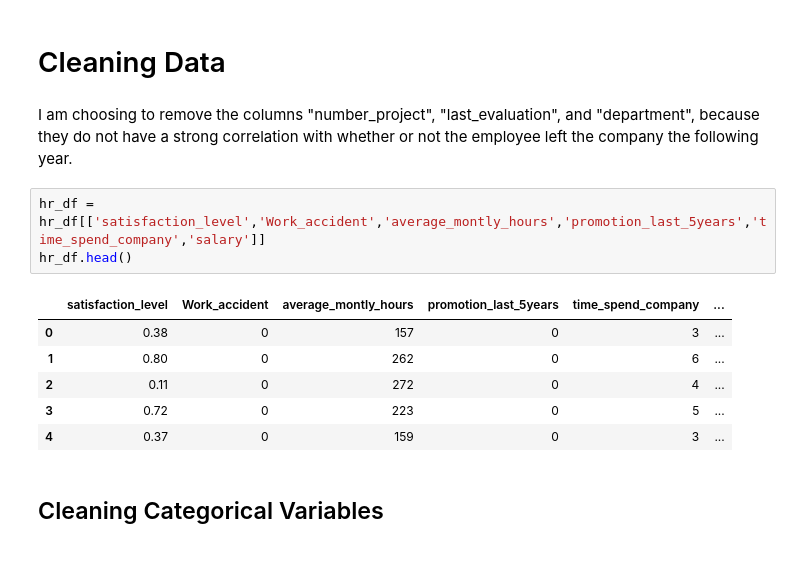
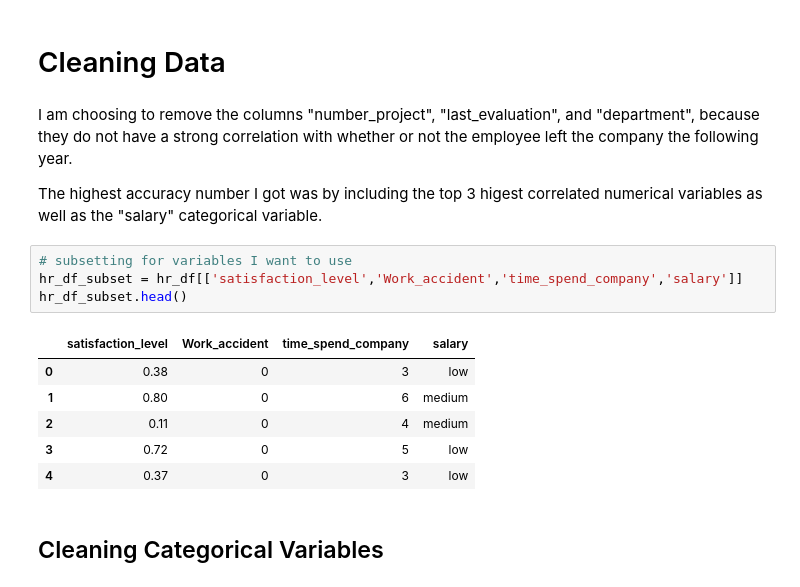
Before and after one commit to savyrosea/HR_Employee_Retention, a Jupyter notebook: HR_Employee_Retention_Binary_Classification.ipynb, the cells around one changed output. Drawn from its saved outputs; the diff is of its cells as text; blank space fills up the shorter version.

```diff
--- a/HR_Employee_Retention_Binary_Classification.ipynb
+++ b/HR_Employee_Retention_Binary_Classification.ipynb
@@ -151,16 +151,19 @@ These percents are much closer to each other, so I am not going to use departmen
 # Cleaning Data
 # %% [markdown]
 I am choosing to remove the columns "number_project", "last_evaluation", and "department", because they do not have a strong correlation with whether or not the employee left the company the following year.
+
+The highest accuracy number I got was by including the top 3 higest correlated numerical variables as well as the "salary" categorical variable.
 # %%
-hr_df = hr_df[['satisfaction_level','Work_accident','average_montly_hours','promotion_last_5years','time_spend_company','salary']]
-hr_df.head()
+# subsetting for variables I want to use
+hr_df_subset = hr_df[['satisfaction_level','Work_accident','time_spend_company','salary']]
+hr_df_subset.head()
 # %% [output]
-|  | satisfaction_level | Work_accident | average_montly_hours | promotion_last_5years | time_spend_company | ... |
-| 0 | 0.38 | 0 | 157 | 0 | 3 | ... |
-| 1 | 0.80 | 0 | 262 | 0 | 6 | ... |
-| 2 | 0.11 | 0 | 272 | 0 | 4 | ... |
-| 3 | 0.72 | 0 | 223 | 0 | 5 | ... |
-| 4 | 0.37 | 0 | 159 | 0 | 3 | ... |
+|  | satisfaction_level | Work_accident | time_spend_company | salary |
+| 0 | 0.38 | 0 | 3 | low |
+| 1 | 0.80 | 0 | 6 | medium |
+| 2 | 0.11 | 0 | 4 | medium |
+| 3 | 0.72 | 0 | 5 | low |
+| 4 | 0.37 | 0 | 3 | low |
 # %% [markdown]
 ## Cleaning Categorical Variables
 # %% [markdown]
```
Also changed, not shown: parts of 13 cells of this notebook.
